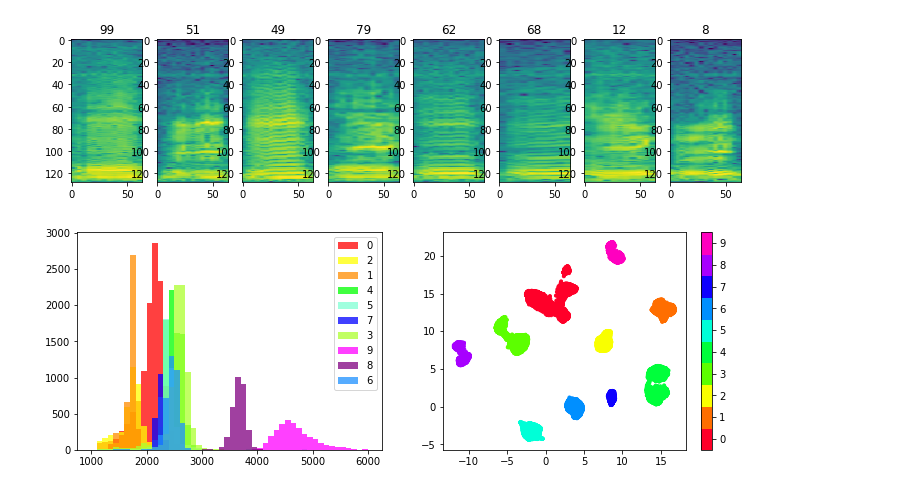
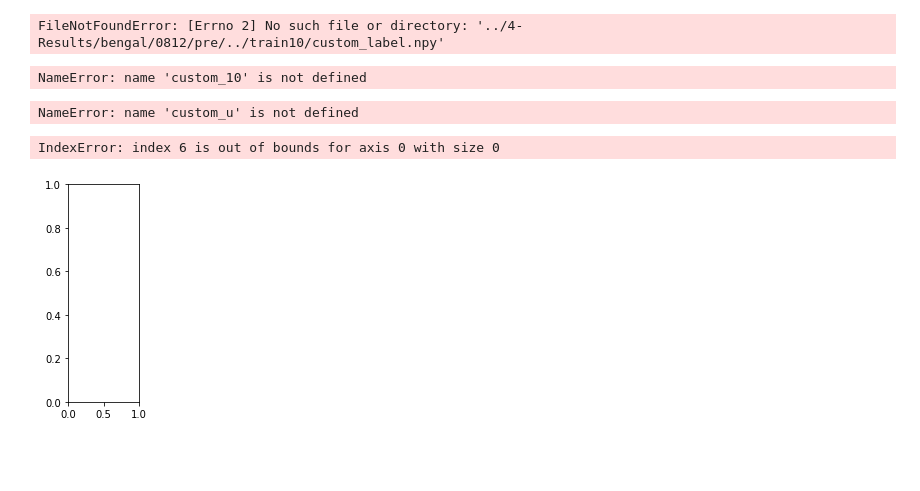
Before and after one commit to yebiny/Songbird-clusturing, a Jupyter notebook: 3-Train/4-analysis.ipynb, the cells around one changed output. Cells and saved outputs as stored; diff of their text form; code cells hidden in the pictures; blank space fills up the shorter version.

```diff
--- a/3-Train/4-analysis.ipynb
+++ b/3-Train/4-analysis.ipynb
@@ -37,32 +37,36 @@ def get_group_img(gidx, x_list, x_umap, lenth, custom_labels, xmax=3000):
 
     plt.show()
 # %%
-path = '../5-Results/bengal/0812/pre/'
+path = '../4-Results/bengal/0812/pre/'
 x_list = np.load(path+'/data.npy')
 sylla_list = np.load(path+'sylla_list.npy')
 # %%
-x_umap_10=np.load(path+'../train10/x_umap.npy')
-x_umap_100=np.load(path+'../train100/x_umap.npy')
-x_umap_u=np.load(path+'../umapOnly/x_umap.npy')
+x_umap_10=np.load(path+'../lat_10/umap/umaped.npy')
+x_umap_u=np.load(path+'../u_only/umaped.npy')
 # %%
-custom_10 = np.load(path+'../train10/custom_label.npy')
-custom_100 = np.load(path+'../train100/custom_label.npy')
-custom_u = np.load(path+'../umapOnly/custom_label.npy')
+custom_10 = np.load(path+'../lat_10//custom_label.npy')
+custom_u = np.load(path+'../u_only/umaped.npy'x_umap_u/custom_label.npy')
+# %% [output]
+FileNotFoundError: [Errno 2] No such file or directory: '../4-Results/bengal/0812/pre/../train10/custom_label.npy'
 # %%
 list_10=np.array([0,2,1,4,5,7,3,9,8,6])
 labels_10 = []
 for x in custom_10:
     labels_10.append(np.where(list_10==x)[0][0])
+# %% [output]
+NameError: name 'custom_10' is not defined
 # %%
 list_u=np.array([2,9,7,6,3,1,5,8,0,4])
 labels_u=[]
 for x in custom_u:
     labels_u.append(np.where(list_u==x)[0][0])
+# %% [output]
+NameError: name 'custom_u' is not defined
 # %%
-get_group_img(0, x_list, x_umap_10, sylla_list[:,2], labels_10, xmax=6000)
+get_group_img(0, x_list, x_umap_10, sylla_list[:,2], labels_10, xmax=3000)
 # %% [output]
+IndexError: index 6 is out of bounds for axis 0 with size 0
-[figure, old version]
+[figure, new version]
-[figure, removed]
 # %%
 g_list=np.array([2,9,7,6,3,1,5,8,0,4])
 get_group_img(0, x_list, x_umap_u, sylla_list[:,2], labels_u, xmax=6000)
```
Also changed, not shown: parts of 1 cell of this notebook, 3 other files.
